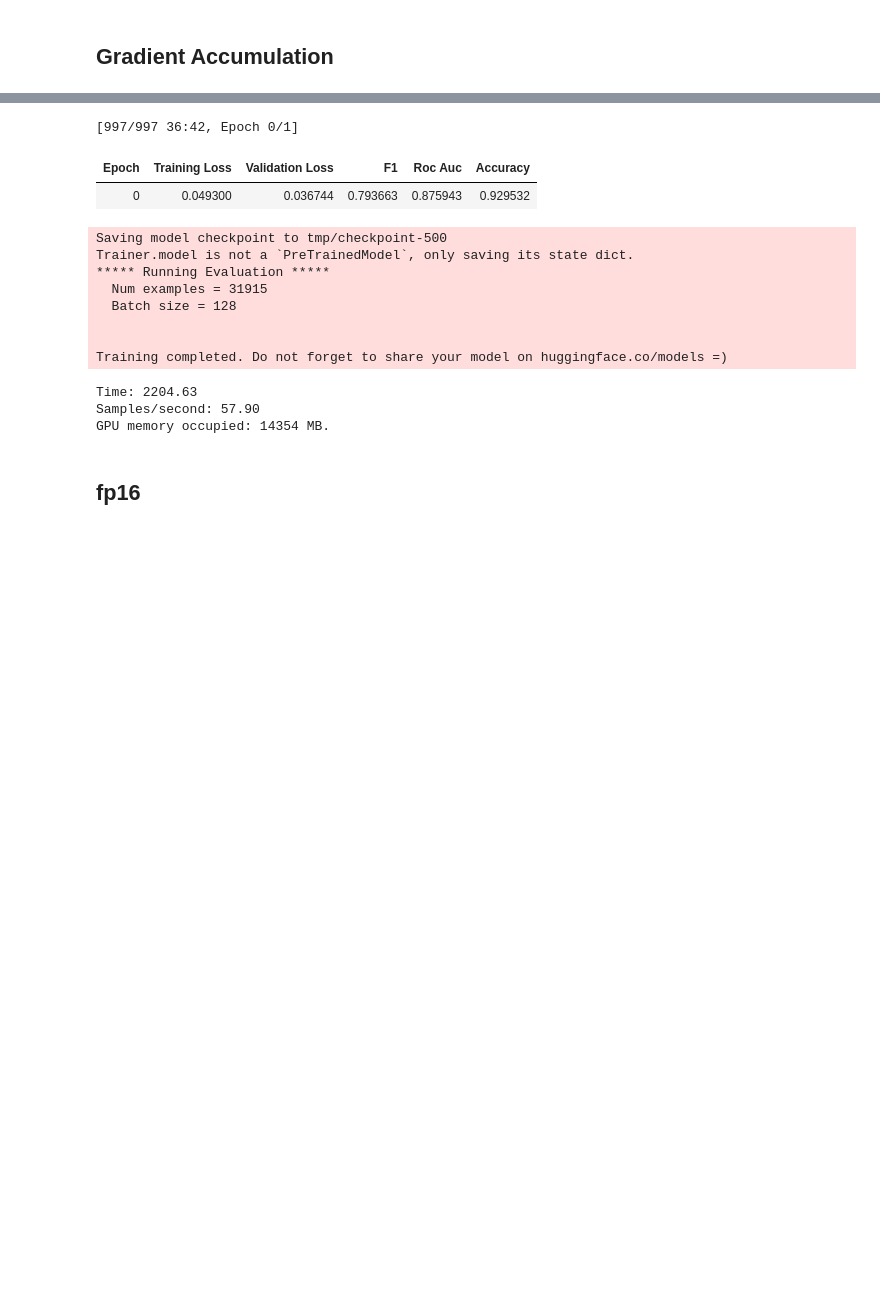
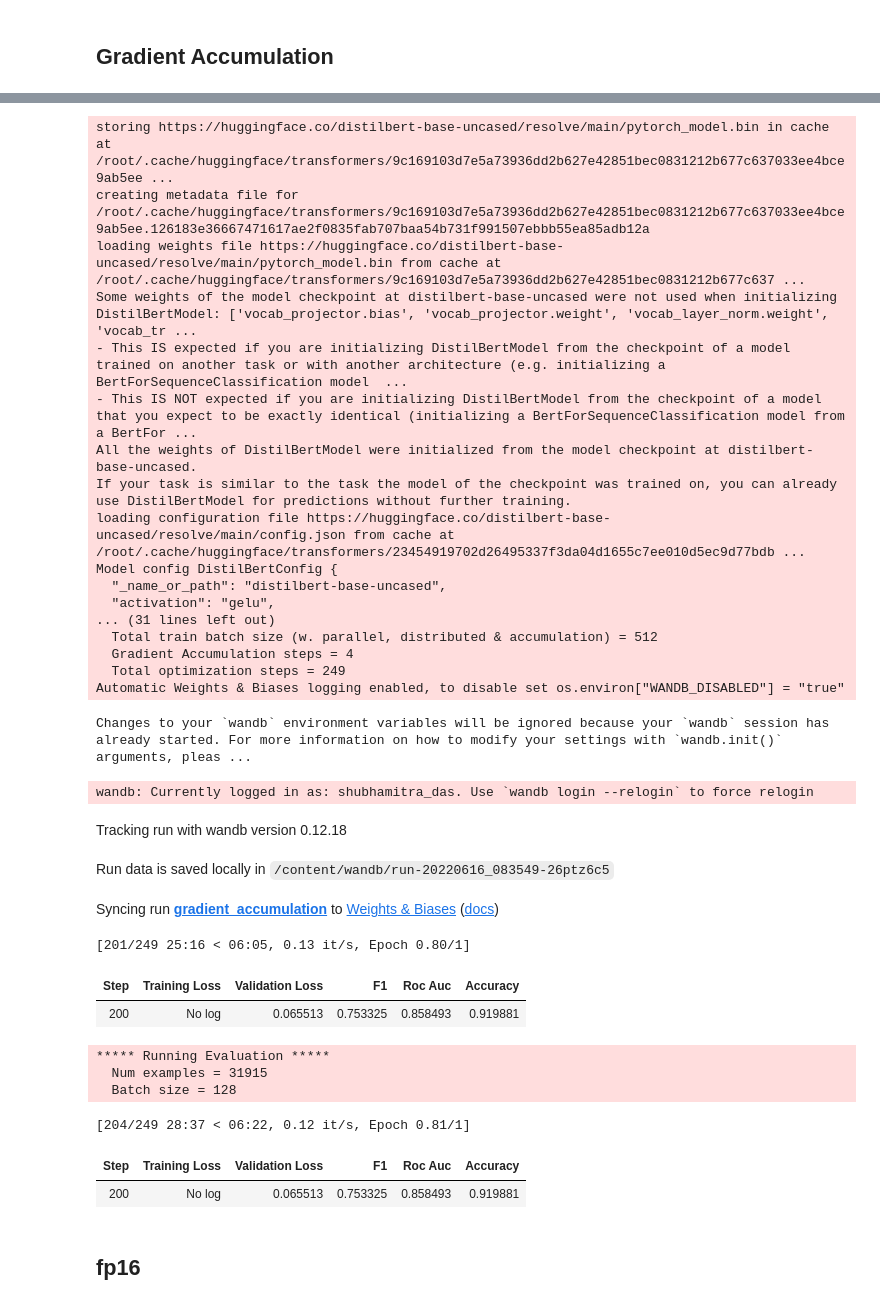
Before and after one commit to shubhamitradas/bert_optimization_strategies, a Jupyter notebook: multi_label_with_trainer.ipynb, the cells around one changed output, grey strips where cells are left out. Saved outputs shown, nothing was run; the diff lists cells and outputs as text; code cells hidden in the pictures; blank space fills up the shorter version.

```diff
--- a/multi_label_with_trainer.ipynb
+++ b/multi_label_with_trainer.ipynb
@@ -338,24 +329,27 @@ GPU memory occupied: 13984 MB.
 # %%
 from transformers import Trainer, TrainingArguments
 
-BATCH_SIZE = 32
-VALID_BATCH_SIZE = 128
+
 training_args = TrainingArguments(
     output_dir='tmp',
     num_train_epochs=1,
     per_device_train_batch_size=BATCH_SIZE,
-    per_device_eval_batch_size=VALID_BATCH_SIZE,
+    per_device_eval_batch_size=BATCH_SIZE,
     warmup_steps=500,
     weight_decay=0.01,
-    evaluation_strategy="epoch",
     group_by_length = True,
     dataloader_num_workers =4,
     gradient_accumulation_steps=4,
+    evaluation_strategy="steps",
+    eval_steps=200,
+    run_name="gradient_accumulation",
+    report_to="wandb",
     seed=123
 )
 
+
 trainer = Trainer(
-    model=model,
+    model_init=model_init,
     args=training_args,
     train_dataset=train_dataset,
     eval_dataset=test_dataset,
@@ -377,17 +379,34 @@ The default value for the training argument `--report_to` will change in v5 (fro
-[997/997 36:42, Epoch 0/1]
+storing https://huggingface.co/distilbert-base-uncased/resolve/main/pytorch_model.bin in cache at /root/.cache/huggingface/transformers/9c169103d7e5a73936dd2b627e42851bec0831212b677c637033ee4bce9ab5ee ...
+creating metadata file for /root/.cache/huggingface/transformers/9c169103d7e5a73936dd2b627e42851bec0831212b677c637033ee4bce9ab5ee.126183e36667471617ae2f0835fab707baa54b731f991507ebbb55ea85adb12a
+loading weights file https://huggingface.co/distilbert-base-uncased/resolve/main/pytorch_model.bin from cache at /root/.cache/huggingface/transformers/9c169103d7e5a73936dd2b627e42851bec0831212b677c637 ...
+Some weights of the model checkpoint at distilbert-base-uncased were not used when initializing DistilBertModel: ['vocab_projector.bias', 'vocab_projector.weight', 'vocab_layer_norm.weight', 'vocab_tr ...
+- This IS expected if you are initializing DistilBertModel from the checkpoint of a model trained on another task or with another architecture (e.g. initializing a BertForSequenceClassification model  ...
+- This IS NOT expected if you are initializing DistilBertModel from the checkpoint of a model that you expect to be exactly identical (initializing a BertForSequenceClassification model from a BertFor ...
+All the weights of DistilBertModel were initialized from the model checkpoint at distilbert-base-uncased.
+If your task is similar to the task the model of the checkpoint was trained on, you can already use DistilBertModel for predictions without further training.
+loading configuration file https://huggingface.co/distilbert-base-uncased/resolve/main/config.json from cache at /root/.cache/huggingface/transformers/23454919702d26495337f3da04d1655c7ee010d5ec9d77bdb ...
+Model config DistilBertConfig {
+  "_name_or_path": "distilbert-base-uncased",
+  "activation": "gelu",
+... (31 lines left out)
+  Total train batch size (w. parallel, distributed & accumulation) = 512
+  Gradient Accumulation steps = 4
+  Total optimization steps = 249
+Automatic Weights & Biases logging enabled, to disable set os.environ["WANDB_DISABLED"] = "true"
-| Epoch | Training Loss | Validation Loss | F1 | Roc Auc | Accuracy |
-| 0 | 0.049300 | 0.036744 | 0.793663 | 0.875943 | 0.929532 |
-Saving model checkpoint to tmp/checkpoint-500
-Trainer.model is not a `PreTrainedModel`, only saving its state dict.
-***** Running Evaluation *****
-  Num examples = 31915
-  Batch size = 128
-
-
-Training completed. Do not forget to share your model on huggingface.co/models =)
+Changes to your `wandb` environment variables will be ignored because your `wandb` session has already started. For more information on how to modify your settings with `wandb.init()` arguments, pleas ...
-Time: 2204.63
-Samples/second: 57.90
-GPU memory occupied: 14354 MB.
+wandb: Currently logged in as: shubhamitra_das. Use `wandb login --relogin` to force relogin
+Tracking run with wandb version 0.12.18
+Run data is saved locally in /content/wandb/run-20220616_083549-26ptz6c5
+Syncing run gradient_accumulation to Weights & Biases (docs)
+[201/249 25:16 < 06:05, 0.13 it/s, Epoch 0.80/1]
+| Step | Training Loss | Validation Loss | F1 | Roc Auc | Accuracy |
+| 200 | No log | 0.065513 | 0.753325 | 0.858493 | 0.919881 |
+***** Running Evaluation *****
+  Num examples = 31915
+  Batch size = 128
+[204/249 28:37 < 06:22, 0.12 it/s, Epoch 0.81/1]
+| Step | Training Loss | Validation Loss | F1 | Roc Auc | Accuracy |
+| 200 | No log | 0.065513 | 0.753325 | 0.858493 | 0.919881 |
 # %% [markdown]
 ## **fp16**
 # %%
```
Also changed, not shown: parts of 5 cells of this notebook.
